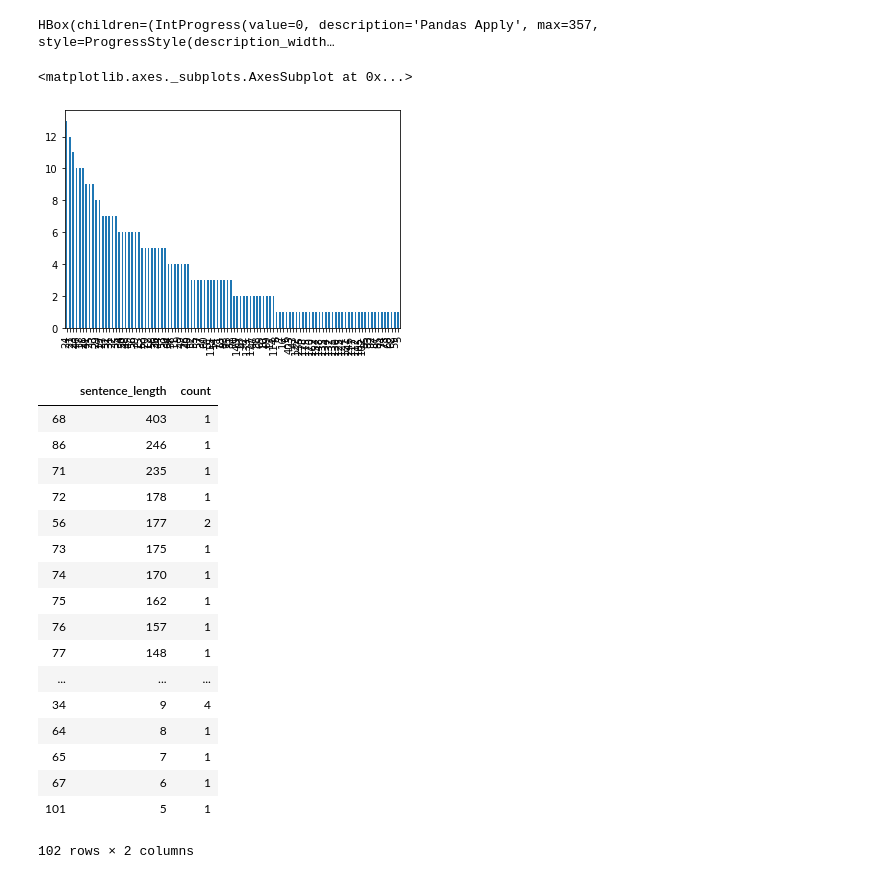
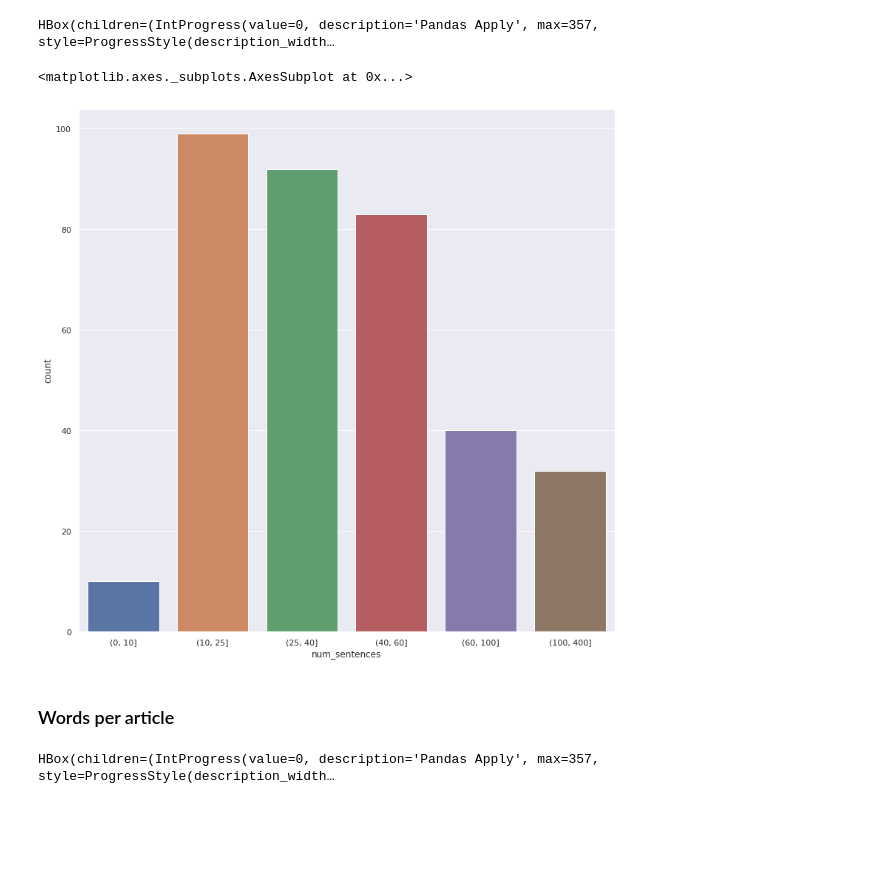
Before and after one commit to oneraghavan/semeval2020, a Jupyter notebook: task11/notebooks/EDA1_raghavan.ipynb, the cells around one changed output. Cells and saved outputs as stored; diff of their text form; code cells hidden in the pictures; blank space fills up the shorter version.

```diff
--- a/task11/notebooks/EDA1_raghavan.ipynb
+++ b/task11/notebooks/EDA1_raghavan.ipynb
@@ -1,8 +1,10 @@
 # %%
+%matplotlib inline
 import pandas as pd
 import swifter
-pd.set_option('display.max_rows', -1)
-%matplotlib inline
+pd.set_option('display.max_rows', 10000)
+import seaborn as sns
+sns.set(rc={'figure.figsize':(13,13)})
 # %%
 train_articles = pd.read_csv("/data/semeval-2020/task-11/processed/train_article.csv")
 # %%
@@ -41,8 +43,3 @@ article_sentences = pd.DataFrame(article_with_label.groupby("article_id")["conte
 article_sentences["num_sentences"] = article_sentences.content.swifter.apply(lambda x: len(x.split(".")))
 # %% [output]
 HBox(children=(IntProgress(value=0, description='Pandas Apply', max=357, style=ProgressStyle(description_width…
-# %%
-article_sentences.num_sentences.value_counts().plot(kind="bar")
-# %% [output]
-<matplotlib.axes._subplots.AxesSubplot at 0x...>
-[figure, removed]
@@ -52,21 +46,11 @@ sentence_counts.columns = ["sentence_length","count"]
-# %%
-sentence_counts.sort_values("sentence_length",ascending=False)
-# %% [output]
-|  | sentence_length | count |
-| 68 | 403 | 1 |
-| 86 | 246 | 1 |
-| 71 | 235 | 1 |
-| 72 | 178 | 1 |
-| 56 | 177 | 2 |
-| 73 | 175 | 1 |
-| 74 | 170 | 1 |
-| 75 | 162 | 1 |
-| 76 | 157 | 1 |
-| 77 | 148 | 1 |
-| ... | ... | ... |
-| 34 | 9 | 4 |
-| 64 | 8 | 1 |
-| 65 | 7 | 1 |
-| 67 | 6 | 1 |
-| 101 | 5 | 1 |
-102 rows × 2 columns
+# %%
+sns.countplot(pd.cut(x=article_sentences.num_sentences,bins=[0,10,25,40,60,100,400]))
+# %% [output]
+<matplotlib.axes._subplots.AxesSubplot at 0x...>
+[figure, added]
+# %% [markdown]
+### Words per article
+# %%
+article_sentences["num_words"] = article_sentences.content.swifter.apply(lambda x: len(x.split(" ")))
+# %% [output]
+HBox(children=(IntProgress(value=0, description='Pandas Apply', max=357, style=ProgressStyle(description_width…
```
Also changed, not shown: parts of 5 cells of this notebook.
